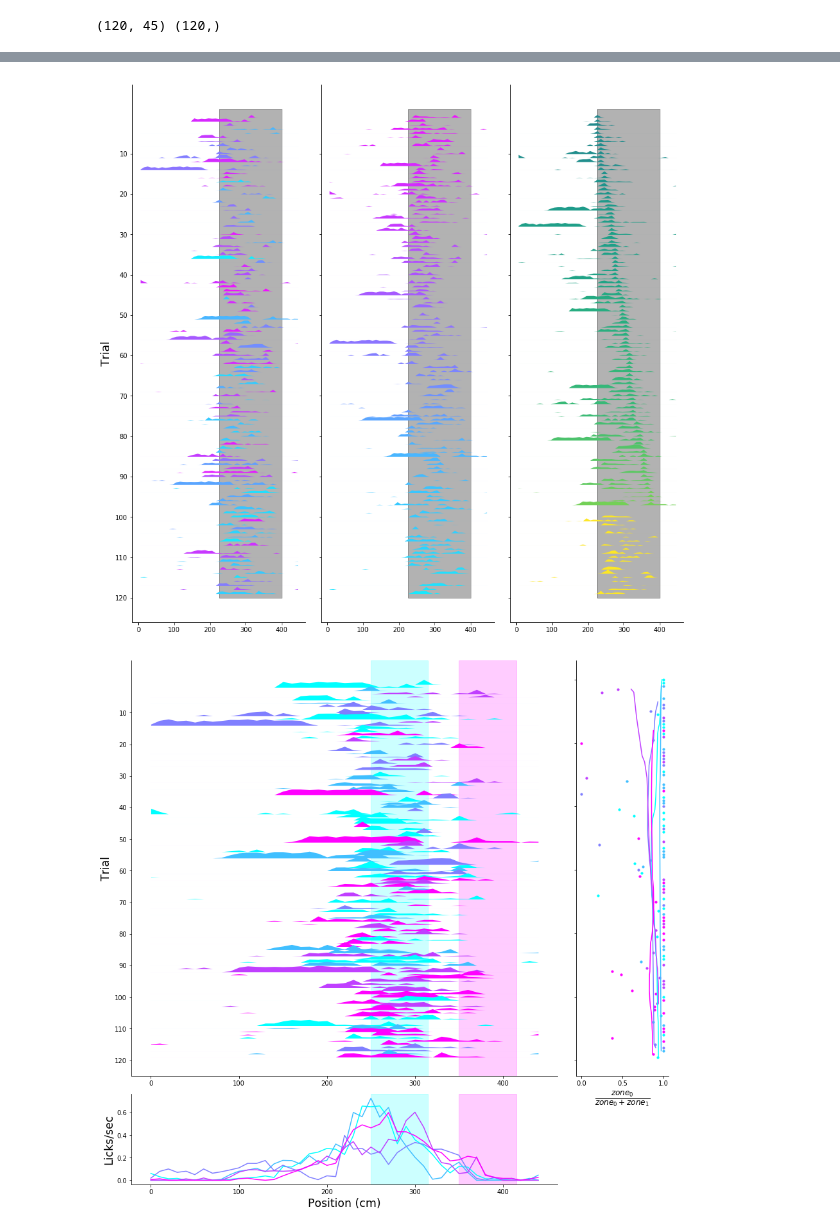
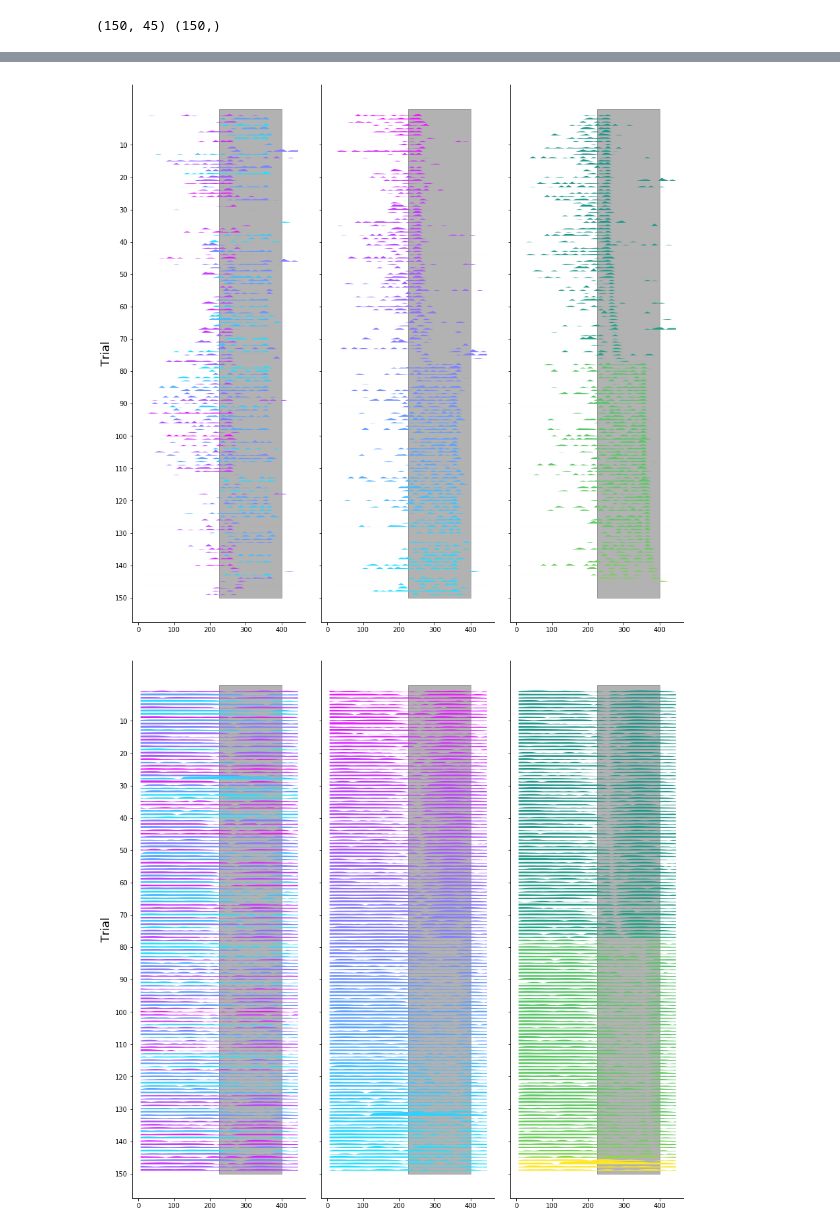
Before and after one commit to GiocomoLab/MightyMorphingPhotonRangers, a Jupyter notebook: SingleSessionBehaviorNB.ipynb, the cells around one changed output, grey strips where cells are left out. Drawn from its saved outputs; the diff is of its cells as text; code cells hidden in the pictures.

Commit message:
work on figure plotting code some more

```diff
--- a/SingleSessionBehaviorNB.ipynb
+++ b/SingleSessionBehaviorNB.ipynb
@@ -23,7 +23,7 @@ import pickle
 df = pp.load_session_db()
 
 
-df = df[df['RewardCount']>30]
+df = df[df['RewardCount']>20]
 # df = df[df['Imaging']==1]
 df = df.sort_values(['MouseName','DateTime','SessionNumber'])
 tracks = 'TwoTower_noTimeout|TwoTower_Timeout|Reversal_noTimeout|Reversal|TwoTower_foraging|FreqMorph_Timeout'
@@ -35,5 +37,5 @@ file doesn't exist, errors to come!!!
 # %%
-mouse = '4139265.3'
+mouse = '4222169.4'
 df_mouse = df[df['MouseName'].str.match(mouse)]
 # df_mouse = df_mouse[df_mouse['Track'].str.match('TwoTower_noTimeout') | df_mouse['Track'].str.match('TwoTower_Timeout')]
 df_mouse
@@ -58,40 +53,44 @@ df_mouse
 # %%
-sess = df_mouse.iloc[-1]
+sess = df_mouse.iloc[-2]
 # %%
 VRDat = pp.behavior_dataframe(sess['data file'])
 trial_info, tstart_inds, teleport_inds = u.by_trial_info(VRDat)
 lick_trial_mat,occ,edges,centers= u.make_pos_bin_trial_matrices(VRDat['lick']._values,
                                                             VRDat['pos']._values,
                                                             VRDat['tstart']._values,
                                                             VRDat['teleport']._values,
                                                             bin_size=10)
-lick_trial_mat = lick_trial_mat[:150,:]
+lick_trial_mat = lick_trial_mat[:,:]
 print(lick_trial_mat.shape,trial_info['morphs'].shape)
-lick_morph_dict = u.trial_type_dict(lick_trial_mat,trial_info['morphs'][:150])
+lick_morph_dict = u.trial_type_dict(lick_trial_mat,trial_info['morphs'])
 speed_trial_mat = u.make_pos_bin_trial_matrices(VRDat['speed']._values,
                                                         VRDat['pos']._values,
                                                         VRDat['tstart']._values,
                                                         VRDat['teleport']._values,
                                                         mat_only=True,bin_size=10)
 
 effMorph = (trial_info['morphs']+trial_info['wallJitter']+trial_info['bckgndJitter']+.25)/1.5
 reward_pos = trial_info['reward_pos']
 reward_pos[np.isnan(reward_pos)]= 480.
 f_lick, axarr_lick = b.behavior_raster_foraging(lick_trial_mat/np.nanmax(lick_trial_mat.ravel()),
-                                                centers,effMorph[:150],reward_pos[:150]/480.,smooth=False)
+                                                centers,effMorph,reward_pos/480.,smooth=False)
+f_speed,axarr_speed = b.behavior_raster_foraging(speed_trial_mat/np.nanmax(speed_trial_mat.ravel()),
+                                                  centers,effMorph,reward_pos/480.,smooth=False)
+
+f_lick, (ax_lick, meanlr_ax, lickrat_ax) = b.lick_plot_task(lick_morph_dict,edges,smooth=False)
 
 
-f_lick, (ax_lick, meanlr_ax, lickrat_ax) = b.lick_plot_task(lick_morph_dict,edges,smooth=False)
+f_sl, ax_spl = b.ant_speed_v_lick(lick_trial_mat,speed_trial_mat,centers,effMorph)
 # %% [output]
 A value is trying to be set on a copy of a slice from a DataFrame
 
 See the caveats in the documentation: http://pandas.pydata.org/pandas-docs/stable/indexing.html#indexing-view-versus-copy
   downcast=downcast, **kwargs)
-(120, 45) (120,)
+(150, 45) (150,)
 'c' argument looks like a single numeric RGB or RGBA sequence, which should be avoided as value-mapping will have precedence in case its length matches with 'x' & 'y'.  Please use a 2-D array with a s ...
 'c' argument looks like a single numeric RGB or RGBA sequence, which should be avoided as value-mapping will have precedence in case its length matches with 'x' & 'y'.  Please use a 2-D array with a s ...
 'c' argument looks like a single numeric RGB or RGBA sequence, which should be avoided as value-mapping will have precedence in case its length matches with 'x' & 'y'.  Please use a 2-D array with a s ...
 'c' argument looks like a single numeric RGB or RGBA sequence, which should be avoided as value-mapping will have precedence in case its length matches with 'x' & 'y'.  Please use a 2-D array with a s ...
 'c' argument looks like a single numeric RGB or RGBA sequence, which should be avoided as value-mapping will have precedence in case its length matches with 'x' & 'y'.  Please use a 2-D array with a s ...
-[figure, old version]
+[figure, new version]
-[figure, old version]
+[figure, new version]
```
Also changed, not shown: parts of 3 cells of this notebook, 14 other files.
